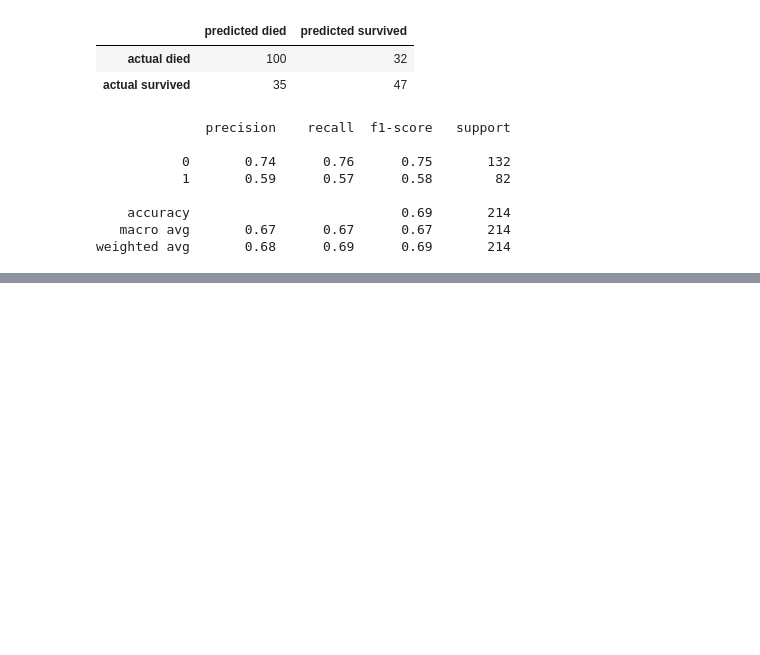
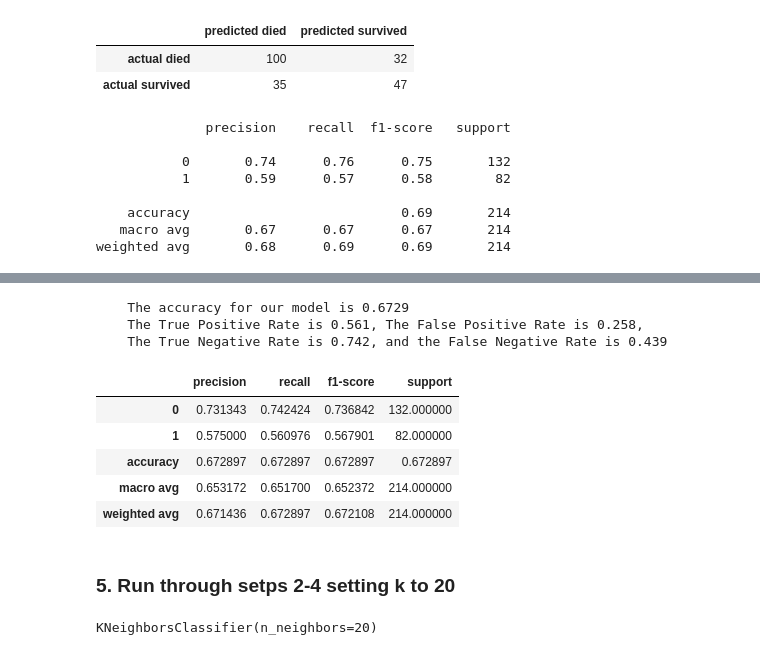
Before and after one commit to david-ryan-alviola/classification-exercises, a Jupyter notebook: model.ipynb, the cells around one changed output, grey strips where cells are left out. Cells and saved outputs as stored; diff of their text form; code cells hidden in the pictures; blank space fills up the shorter version.

```diff
--- a/model.ipynb
+++ b/model.ipynb
@@ -514,0 +558,14 @@ weighted avg       0.68      0.69      0.69       214
+# %%
+get_metrics_bin(knn_10, X_validate, y_validate)
+# %% [output]
+    The accuracy for our model is 0.6729
+    The True Positive Rate is 0.561, The False Positive Rate is 0.258,
+    The True Negative Rate is 0.742, and the False Negative Rate is 0.439
+|  | precision | recall | f1-score | support |
+| 0 | 0.731343 | 0.742424 | 0.736842 | 132.000000 |
+| 1 | 0.575000 | 0.560976 | 0.567901 | 82.000000 |
+| accuracy | 0.672897 | 0.672897 | 0.672897 | 0.672897 |
+| macro avg | 0.653172 | 0.651700 | 0.652372 | 214.000000 |
+| weighted avg | 0.671436 | 0.672897 | 0.672108 | 214.000000 |
+# %% [markdown]
+### 5. Run through setps 2-4 setting k to 20
@@ -514,0 +574,4 @@ weighted avg       0.68      0.69      0.69       214
+# %%
+knn_20.fit(X_train, y_train)
+# %% [output]
+KNeighborsClassifier(n_neighbors=20)
```
Also changed, not shown: parts of 61 cells of this notebook.
